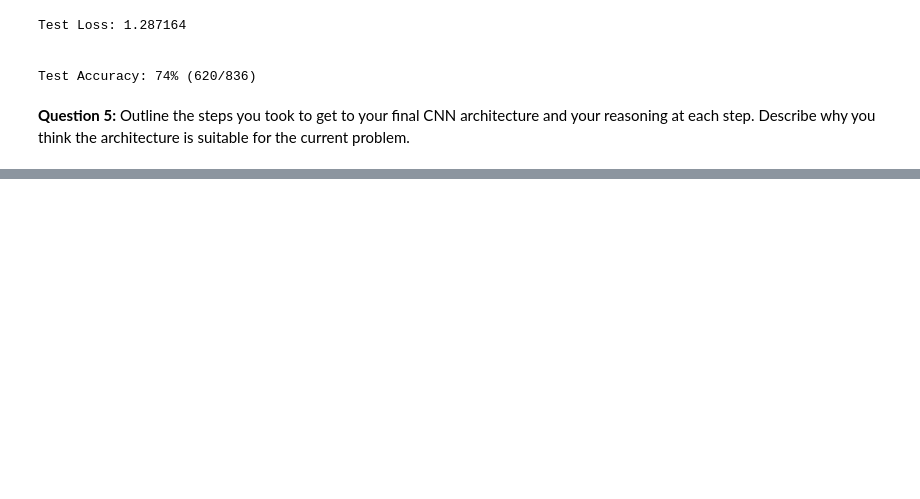
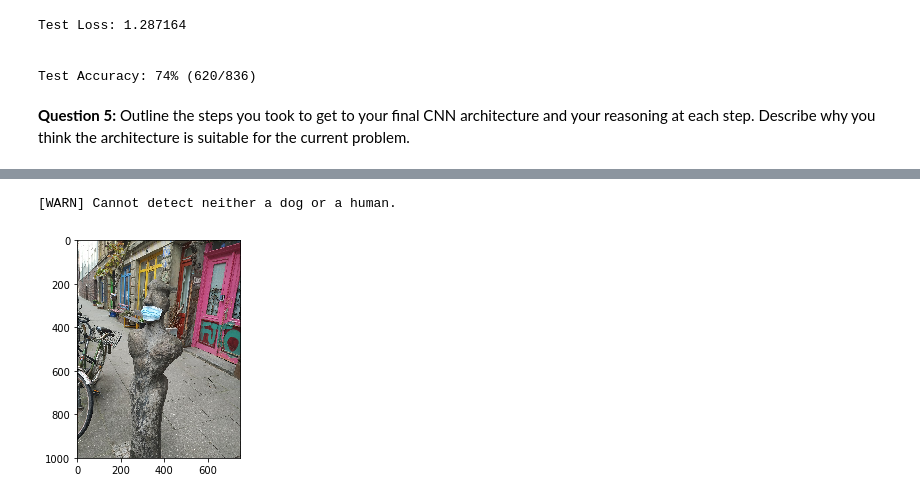
Before and after one commit to heschmat/deep-learning-projects, a Jupyter notebook: cnn-dog-breed-classifier/dog_app.ipynb, the cells around one changed output, grey strips where cells are left out. Saved outputs shown, nothing was run; the diff lists cells and outputs as text; code cells hidden in the pictures; blank space fills up the shorter version.

```diff
--- a/cnn-dog-breed-classifier/dog_app.ipynb
+++ b/cnn-dog-breed-classifier/dog_app.ipynb
@@ -914,0 +966,5 @@ for file in np.hstack((human_files[:3], dog_files[:3])):
+# %%
+run_app('images/maske.jpg')
+# %% [output]
+[WARN] Cannot detect neither a dog or a human.
+[figure, added]
```
Also changed, not shown: parts of 55 cells of this notebook, 12 other files.
